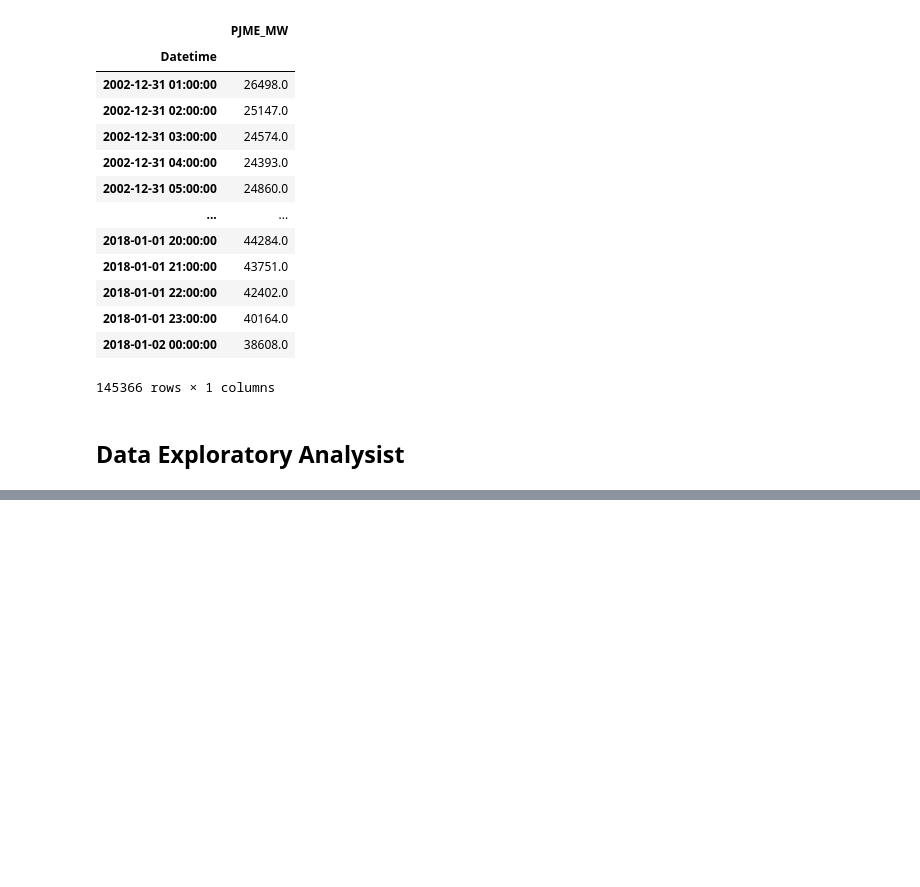
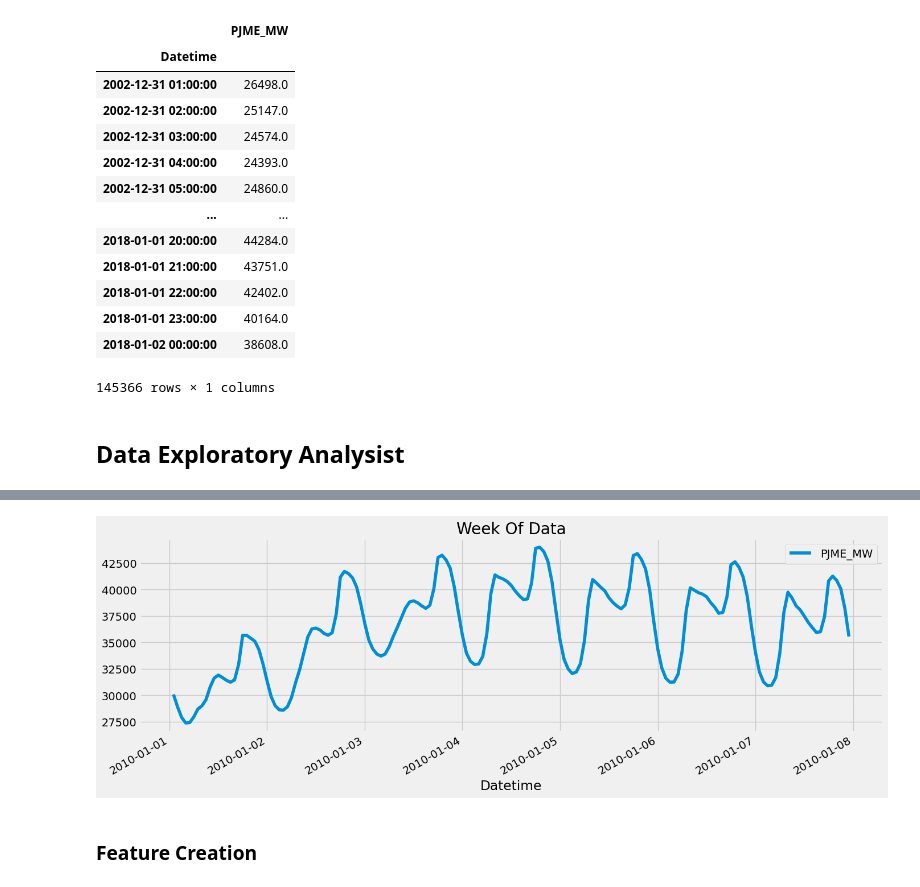
Before and after one commit to sofff24/ML-Templates, a Jupyter notebook: Time Series/Time Series.ipynb, the cells around one changed output, grey strips where cells are left out. Drawn from its saved outputs; the diff is of its cells as text; code cells hidden in the pictures; blank space fills up the shorter version.

```diff
--- a/Time Series/Time Series.ipynb
+++ b/Time Series/Time Series.ipynb
@@ -72,0 +89,8 @@ plt.show()
+# %%
+df.loc[(df.index > '01-01-2010') & (df.index < '01-08-2010')] \
+    .plot(figsize=(15, 5), title='Week Of Data')
+plt.show()
+# %% [output]
+[figure, added]
+# %% [markdown]
+### Feature Creation
```
Also changed, not shown: parts of 14 cells of this notebook, 4 other files.
